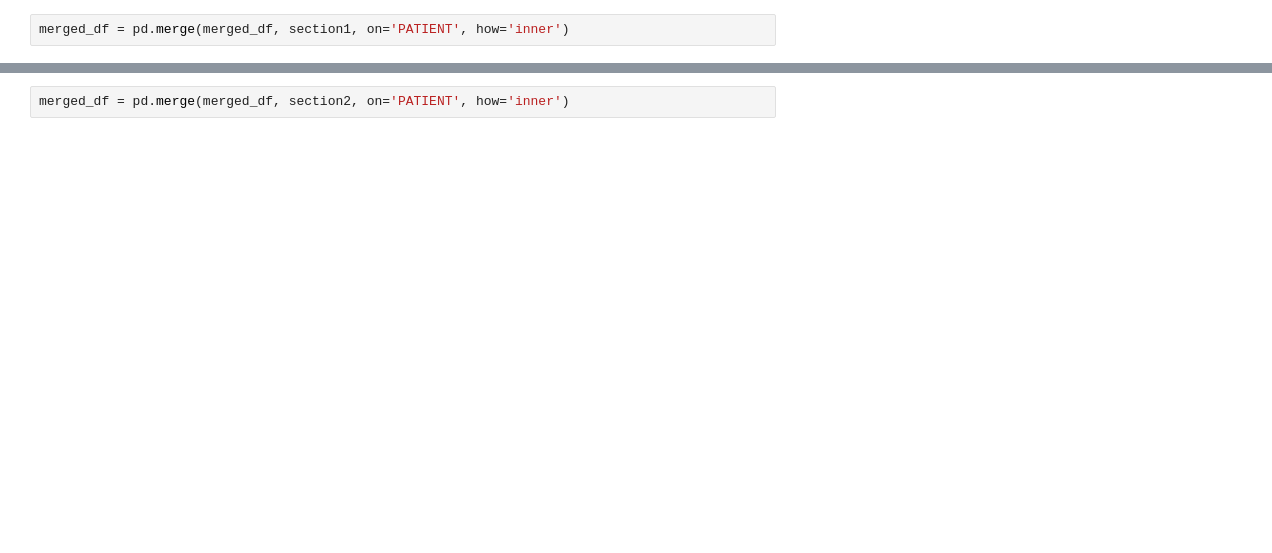
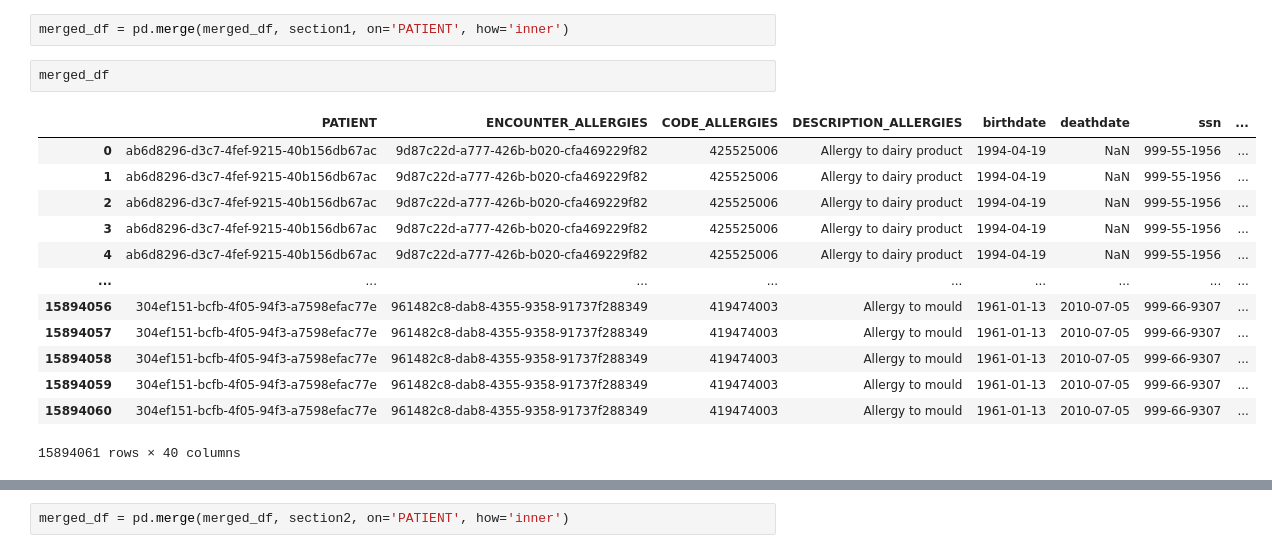
Before and after one commit to esseiple/MedicalBiasJLS, a Jupyter notebook: DataCleaning.ipynb, the cells around one changed output, grey strips where cells are left out. Drawn from its saved outputs; the diff is of its cells as text; blank space fills up the shorter version.

```diff
--- a/DataCleaning.ipynb
+++ b/DataCleaning.ipynb
@@ -76,2 +97,18 @@ section4 = encounters_clean.iloc[3*rows_per_section:]
 # %%
 merged_df = pd.merge(merged_df, section1, on='PATIENT', how='inner')
+# %%
+merged_df
+# %% [output]
+|  | PATIENT | ENCOUNTER_ALLERGIES | CODE_ALLERGIES | DESCRIPTION_ALLERGIES | birthdate | deathdate | ssn | ... |
+| 0 | ab6d8296-d3c7-4fef-9215-40b156db67ac | 9d87c22d-a777-426b-b020-cfa469229f82 | 425525006 | Allergy to dairy product | 1994-04-19 | NaN | 999-55-1956 | ... |
+| 1 | ab6d8296-d3c7-4fef-9215-40b156db67ac | 9d87c22d-a777-426b-b020-cfa469229f82 | 425525006 | Allergy to dairy product | 1994-04-19 | NaN | 999-55-1956 | ... |
+| 2 | ab6d8296-d3c7-4fef-9215-40b156db67ac | 9d87c22d-a777-426b-b020-cfa469229f82 | 425525006 | Allergy to dairy product | 1994-04-19 | NaN | 999-55-1956 | ... |
+| 3 | ab6d8296-d3c7-4fef-9215-40b156db67ac | 9d87c22d-a777-426b-b020-cfa469229f82 | 425525006 | Allergy to dairy product | 1994-04-19 | NaN | 999-55-1956 | ... |
+| 4 | ab6d8296-d3c7-4fef-9215-40b156db67ac | 9d87c22d-a777-426b-b020-cfa469229f82 | 425525006 | Allergy to dairy product | 1994-04-19 | NaN | 999-55-1956 | ... |
+| ... | ... | ... | ... | ... | ... | ... | ... | ... |
+| 15894056 | 304ef151-bcfb-4f05-94f3-a7598efac77e | 961482c8-dab8-4355-9358-91737f288349 | 419474003 | Allergy to mould | 1961-01-13 | 2010-07-05 | 999-66-9307 | ... |
+| 15894057 | 304ef151-bcfb-4f05-94f3-a7598efac77e | 961482c8-dab8-4355-9358-91737f288349 | 419474003 | Allergy to mould | 1961-01-13 | 2010-07-05 | 999-66-9307 | ... |
+| 15894058 | 304ef151-bcfb-4f05-94f3-a7598efac77e | 961482c8-dab8-4355-9358-91737f288349 | 419474003 | Allergy to mould | 1961-01-13 | 2010-07-05 | 999-66-9307 | ... |
+| 15894059 | 304ef151-bcfb-4f05-94f3-a7598efac77e | 961482c8-dab8-4355-9358-91737f288349 | 419474003 | Allergy to mould | 1961-01-13 | 2010-07-05 | 999-66-9307 | ... |
+| 15894060 | 304ef151-bcfb-4f05-94f3-a7598efac77e | 961482c8-dab8-4355-9358-91737f288349 | 419474003 | Allergy to mould | 1961-01-13 | 2010-07-05 | 999-66-9307 | ... |
+15894061 rows × 40 columns
```
Also changed, not shown: parts of 5 cells of this notebook.
